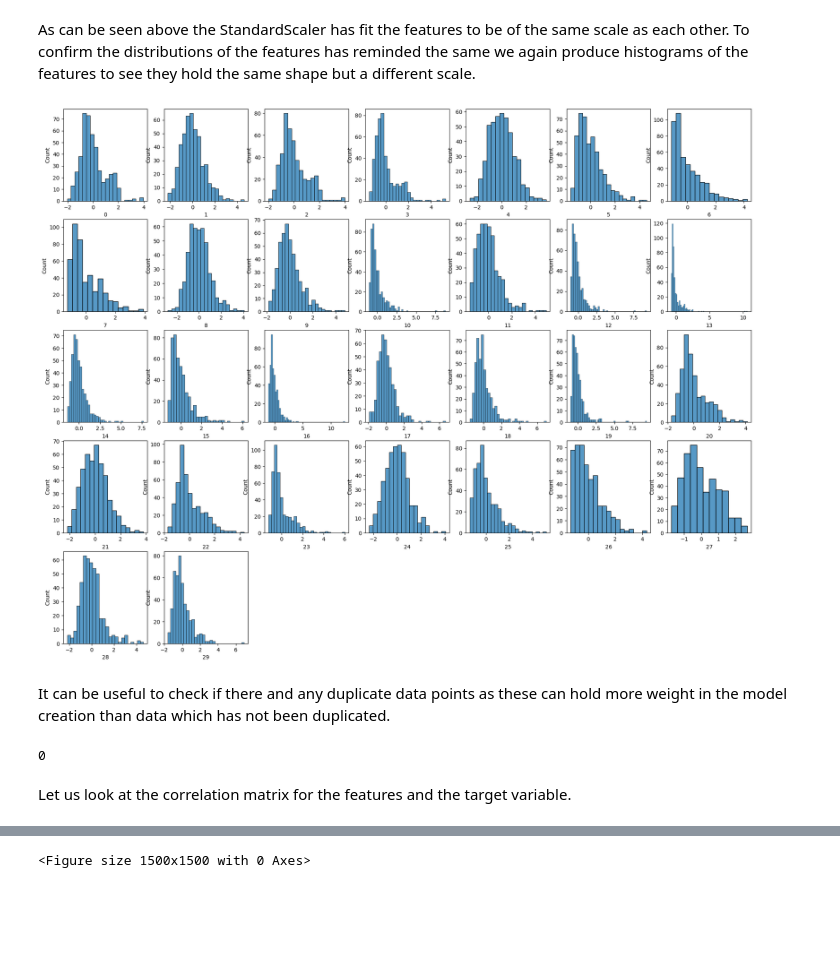
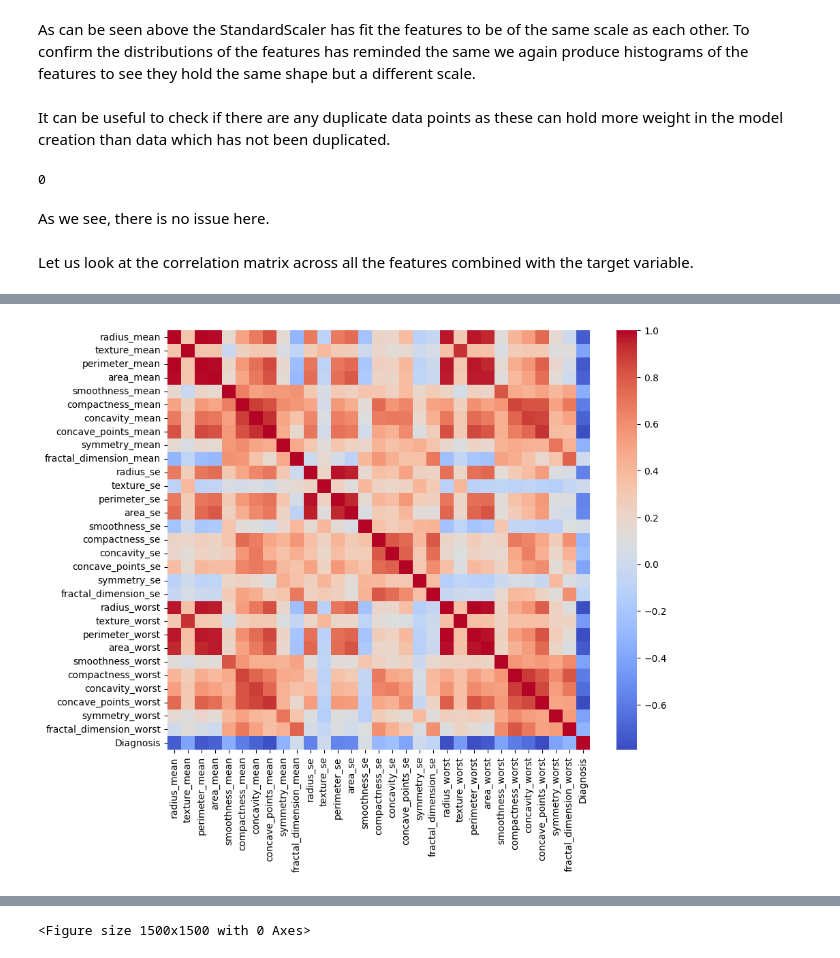
Before and after one commit to a-matson/DST_ASS1, a Jupyter notebook: report.ipynb, the cells around one changed output, grey strips where cells are left out. Cells and saved outputs as stored; diff of their text form; code cells hidden in the pictures; blank space fills up the shorter version.

```diff
--- a/report.ipynb
+++ b/report.ipynb
@@ -241,32 +240,20 @@ X_train_scaledd=pd.DataFrame(X_train_scaled)
 # %% [markdown]
 As can be seen above the StandardScaler has fit the features to be of the same scale as each other. To confirm the distributions of the features has reminded the same we again produce histograms of the features to see they hold the same shape but a different scale.
-# %%
-##We can quickly visualize these summaries with histograms
-
-fig, axes = plt.subplots(nrows=5, ncols=7, figsize=(23, 18))
-
-axes = axes.flatten()
-
-for i, col in enumerate(X_train_scaledd.columns):
-    sns.histplot(x=X_train_scaledd[col], ax=axes[i])
-
-for i in range(len(X_train_scaledd.columns), len(axes)):
-    fig.delaxes(axes[i])
-
-plt.show()
-# %% [output]
-[figure, removed]
 # %% [markdown]
-It can be useful to check if there and any duplicate data points as these can hold more weight in the model creation than data which has not been duplicated.
+It can be useful to check if there are any duplicate data points as these can hold more weight in the model creation than data which has not been duplicated.
 # %%
 ## We can also check if there is any duplicated data
 X.duplicated().sum()
 # %% [output]
 0
+# %% [markdown]
+As we see, there is no issue here.
 # %% [markdown]
-Let us look at the correlation matrix for the features and the target variable.
+Let us look at the correlation matrix across all the features combined with the target variable.
 # %%
-data = pd.concat([X , y] , axis = 1)
+data = pd.concat([X, y], axis=1)
 corr = data.corr()
-corr.style.background_gradient(cmap='coolwarm')
+plt.figure(figsize=(10, 8))
+sns.heatmap(corr, annot=False, cmap='coolwarm', cbar=True)
+plt.show()
 # %% [output]
@@ -289,0 +260 @@ corr.style.background_gradient(cmap='coolwarm')
+[figure, added]
```
Also changed, not shown: parts of 48 cells of this notebook.
